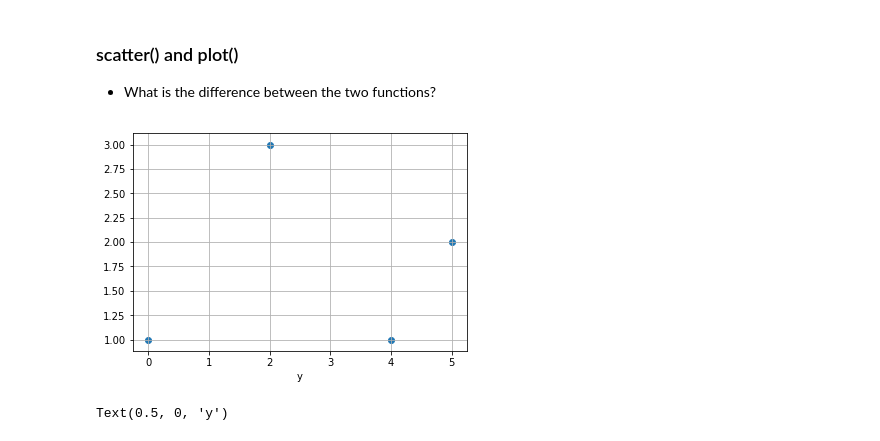
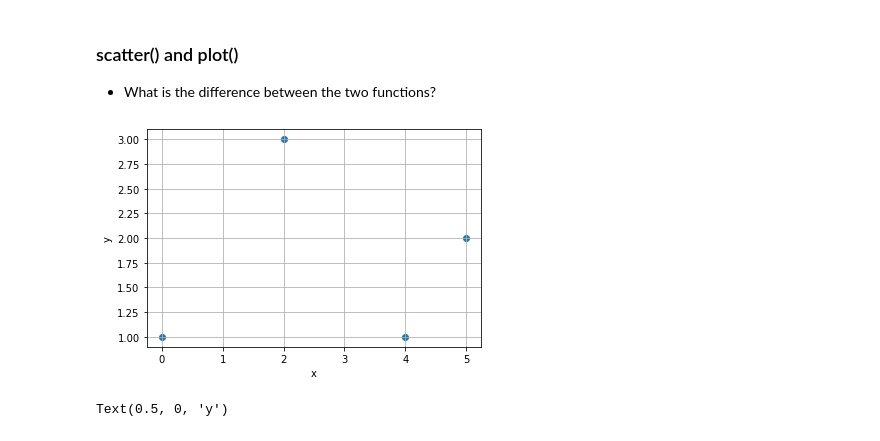
Before and after one commit to asarmadi/summer_ml_s3, a Jupyter notebook: day02/demo_plot.ipynb, the cells around one changed output. Drawn from its saved outputs; the diff is of its cells as text; code cells hidden in the pictures.

Commit message:
updated plot exercise solution

```diff
--- a/day02/demo_plot.ipynb
+++ b/day02/demo_plot.ipynb
@@ -9,12 +9,13 @@ import matplotlib.pyplot as plt
 # %%
 x1 = [0,2,5,4]
 y1 = [1,3,2,1]
 plt.scatter(x1,y1)
+
 plt.xlabel('x')
-plt.xlabel('y')
+plt.ylabel('y')
 plt.grid()
 # %% [output]
-[figure, old version]
+[figure, new version]
 # %%
 plt.plot(x1,y1)
 plt.xlabel('x')
```
Also changed, not shown: parts of 8 cells of this notebook.
